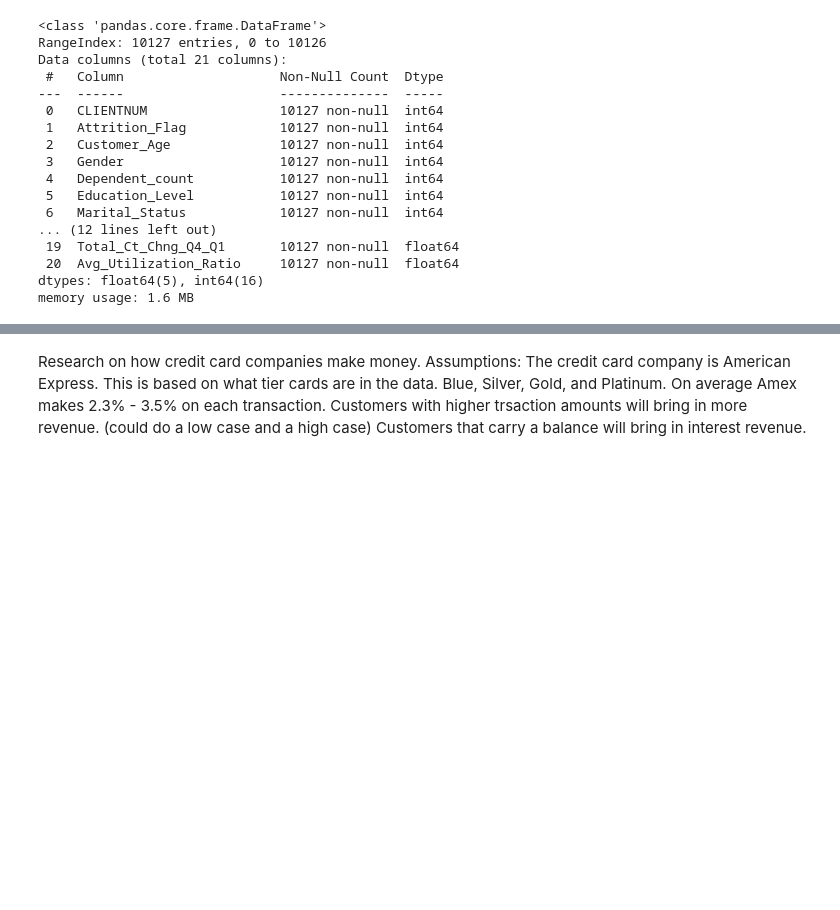
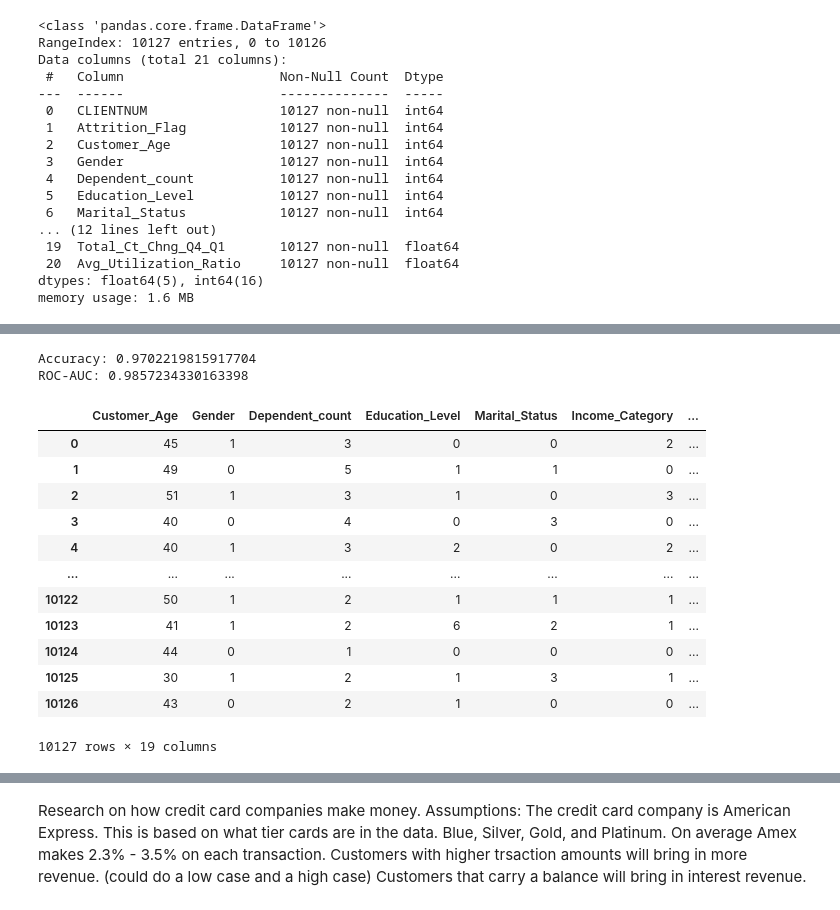
Before and after one commit to NickSordi/FU6520_NS, a Jupyter notebook: CLV/CLV_NS.ipynb, the cells around one changed output, grey strips where cells are left out. Saved outputs shown, nothing was run; the diff lists cells and outputs as text; code cells hidden in the pictures; blank space fills up the shorter version.

Commit message:
modeling

```diff
--- a/CLV/CLV_NS.ipynb
+++ b/CLV/CLV_NS.ipynb
@@ -99,0 +159,7 @@ df
+# %%
+from sklearn.model_selection import train_test_split
+
+df_clean_X = df_clean[df_clean.columns[1:]]
+df_clean_y = df_clean[df_clean.columns[0]]
+
+X_train, X_test, y_train, y_test = train_test_split(df_clean_X, df_clean_y , test_size=0.2, random_state=42)
@@ -99,0 +202,13 @@ df
+# %%
+from sklearn.metrics import accuracy_score, roc_auc_score
+
+# Evaluate the model
+accuracy = accuracy_score(y_test, y_pred)
+roc_auc = roc_auc_score(y_test, y_pred_proba)
+
+# Print performance metrics
+print(f'Accuracy: {accuracy}')
+print(f'ROC-AUC: {roc_auc}')
+# %% [output]
+Accuracy: 0.9702219815917704
+ROC-AUC: 0.9857234330163398
@@ -99,0 +227,16 @@ df
+# %%
+df_clean_X
+# %% [output]
+|  | Customer_Age | Gender | Dependent_count | Education_Level | Marital_Status | Income_Category | ... |
+| 0 | 45 | 1 | 3 | 0 | 0 | 2 | ... |
+| 1 | 49 | 0 | 5 | 1 | 1 | 0 | ... |
+| 2 | 51 | 1 | 3 | 1 | 0 | 3 | ... |
+| 3 | 40 | 0 | 4 | 0 | 3 | 0 | ... |
+| 4 | 40 | 1 | 3 | 2 | 0 | 2 | ... |
+| ... | ... | ... | ... | ... | ... | ... | ... |
+| 10122 | 50 | 1 | 2 | 1 | 1 | 1 | ... |
+| 10123 | 41 | 1 | 2 | 6 | 2 | 1 | ... |
+| 10124 | 44 | 0 | 1 | 0 | 0 | 0 | ... |
+| 10125 | 30 | 1 | 2 | 1 | 3 | 1 | ... |
+| 10126 | 43 | 0 | 2 | 1 | 0 | 0 | ... |
+10127 rows × 19 columns
```
Also changed, not shown: parts of 29 cells of this notebook.
